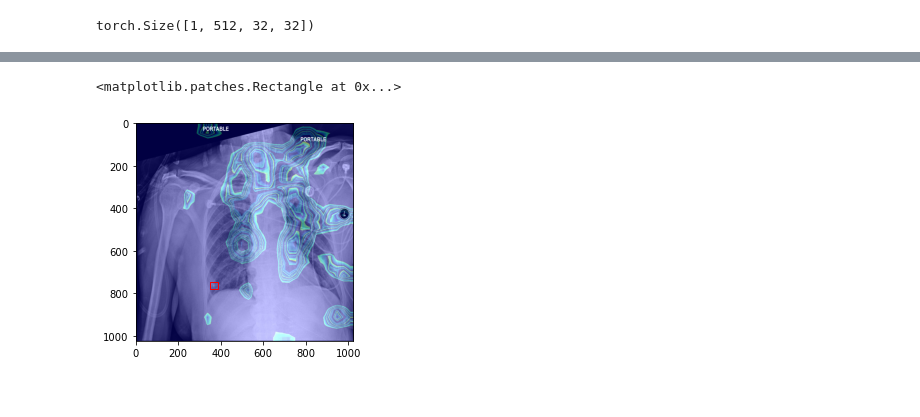
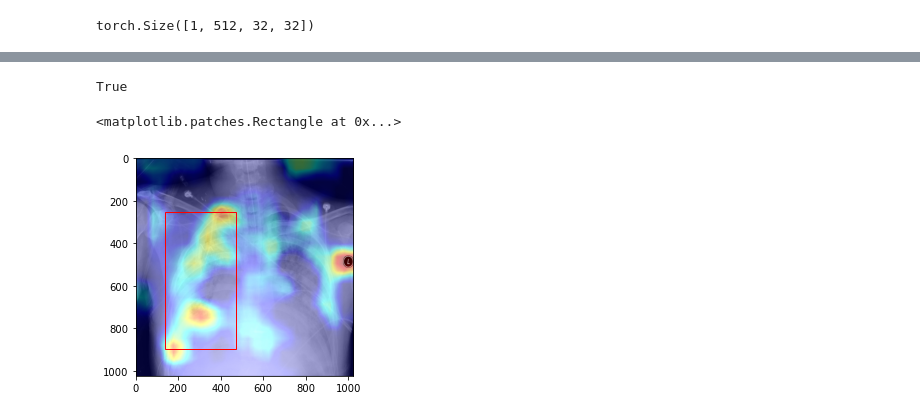
Before and after one commit to nichpass/Bucknell-Senior-Design-2021, a Jupyter notebook: classifier_activation_maps.ipynb, the cells around one changed output, grey strips where cells are left out. Saved outputs shown, nothing was run; the diff lists cells and outputs as text; code cells hidden in the pictures.

```diff
--- a/classifier_activation_maps.ipynb
+++ b/classifier_activation_maps.ipynb
@@ -131,16 +169,21 @@ True
+# %%
+colormap = cv2.applyColorMap(heatmap, cv2.COLORMAP_JET)
+superimposed_img = colormap * 0.4 + img
+cv2.imwrite('./map.jpg', superimposed_img)
+# %% [output]
+True
 # %%
 plt_image = cv2.imread('./map.jpg')
 plt_image = cv2.cvtColor(plt_image, cv2.COLOR_BGR2RGB)
 fig, ax = plt.subplots()
 ax.imshow(plt_image)
-
-x = 351.085714285714
-y = 747.68253968254
-width = 35.7587301587302
-height = 33.5915343915344
+x = 136.533333333333
+y = 250.311111111111
+width = 336.998941798942
+height = 644.740740740741
 
 rect = patches.Rectangle((x, y), width, height, linewidth=1, edgecolor='r', facecolor='none')
 ax.add_patch(rect)
 # %% [output]
 <matplotlib.patches.Rectangle at 0x...>
-[figure, old version]
+[figure, new version]
```
Also changed, not shown: parts of 22 cells of this notebook.
